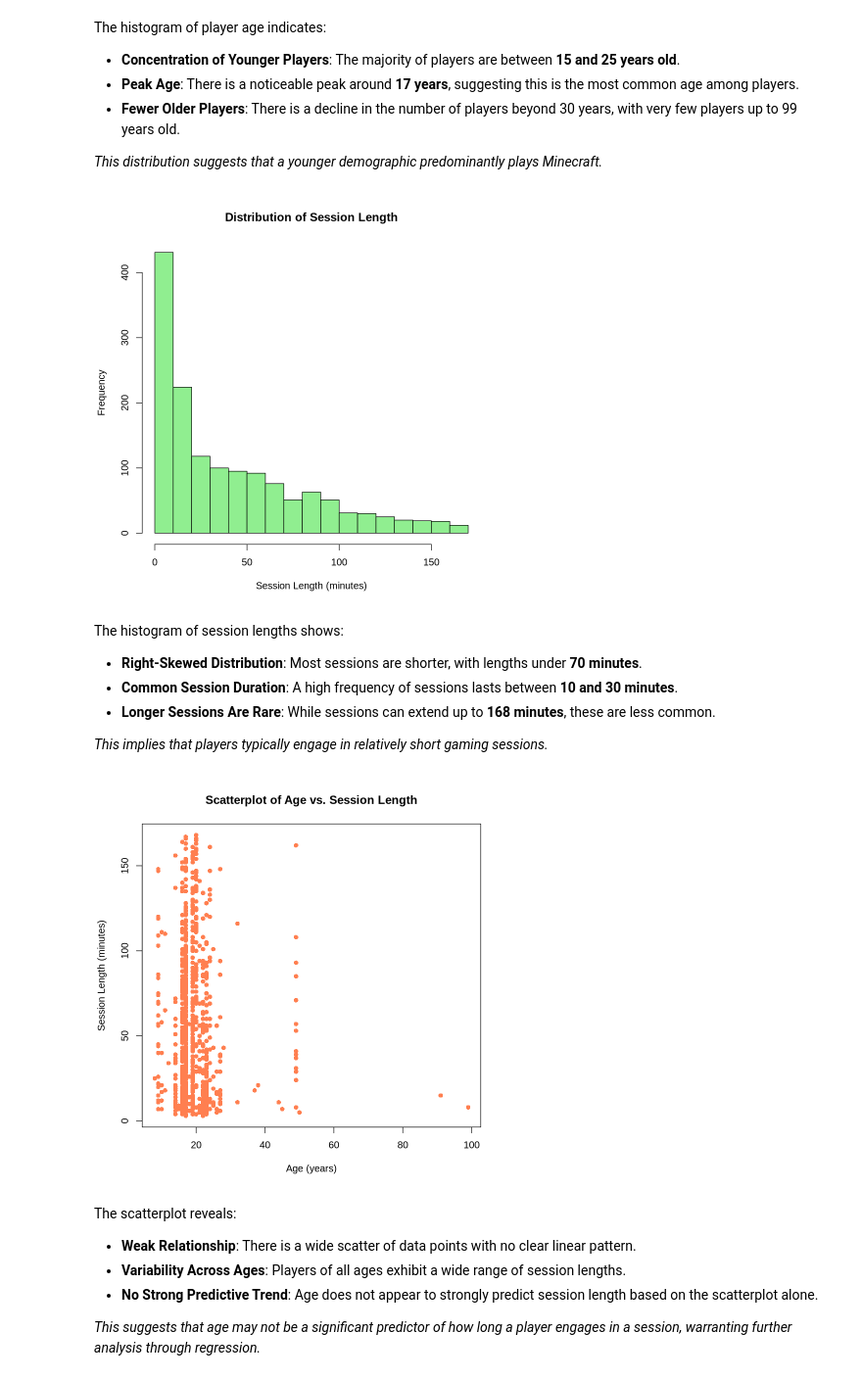
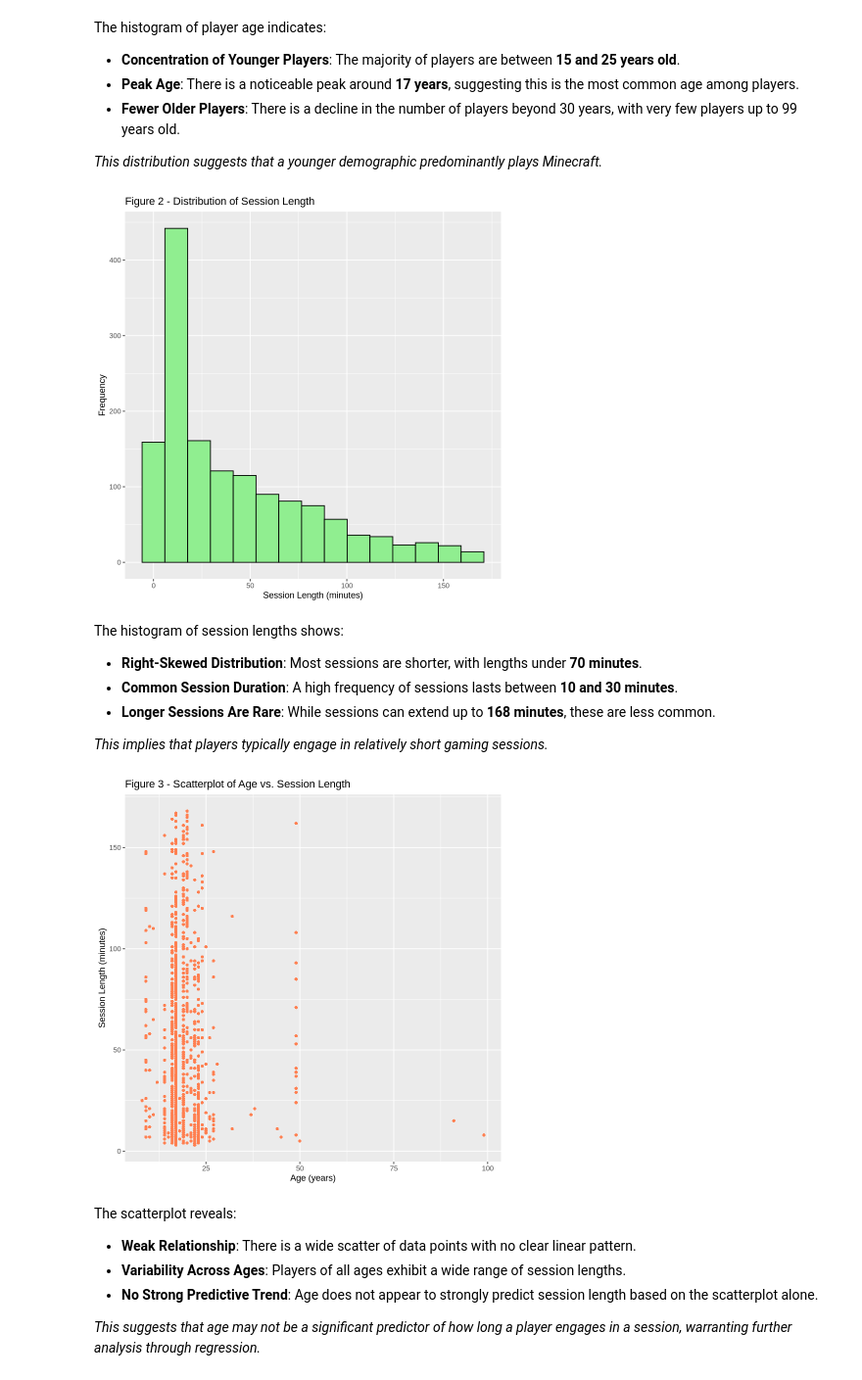
Before and after one commit to declanb7/dsci-group-project, a Jupyter notebook: group_project-Copy1.ipynb, the cells around one changed output. Shown at 98% size. Cells and saved outputs as stored; diff of their text form; code cells hidden in the pictures.

```diff
--- a/group_project-Copy1.ipynb
+++ b/group_project-Copy1.ipynb
@@ -108,7 +178,7 @@ To focus our analysis, we retained only the variables essential to our research
 - `played_hours`: Total hours a player has engaged with the game, offering additional context for session behavior.
 - `experience` and `subscribe`: Categorical variables providing further insights into player demographics and preferences.
 # %%
- filtered_data <- filtered_data %>%
+filtered_data <- filtered_data |>
 select(hashedEmail, age, session_length, played_hours, experience, subscribe)
 
 # Summary statistics for key variables
@@ -190,18 +251,11 @@ The histogram of player age indicates:
 
 *This distribution suggests that a younger demographic predominantly plays Minecraft.*
 # %%
-# Plot histogram of session length
-hist(
-  filtered_data$session_length,
-  breaks = 15,
-  col = "lightgreen",
-  main = "Distribution of Session Length",
-  xlab = "Session Length (minutes)",
-  ylab = "Frequency",
-  border = "black"
-)
+ggplot(filtered_data, aes(x = session_length)) +
+  geom_histogram(bins = 15, fill = "lightgreen", color = "black") +
+  labs(title = "Figure 2 - Distribution of Session Length", x = "Session Length (minutes)", y = "Frequency")
 # %% [output]
-[figure, old version]
+[figure, new version]
 # %% [markdown]
 The histogram of session lengths shows:
 
@@ -211,18 +265,11 @@ The histogram of session lengths shows:
 
 *This implies that players typically engage in relatively short gaming sessions.*
 # %%
-# Scatterplot of age vs session length
-plot(
-  filtered_data$age,
-  filtered_data$session_length,
-  col = "coral",
-  main = "Scatterplot of Age vs. Session Length",
-  xlab = "Age (years)",
-  ylab = "Session Length (minutes)",
-  pch = 16
-)
+ggplot(filtered_data, aes(x = age, y = session_length)) +
+  geom_point(color = "coral", shape = 16) +
+  labs(title = "Figure 3 - Scatterplot of Age vs. Session Length", x = "Age (years)", y = "Session Length (minutes)")
 # %% [output]
-[figure, old version]
+[figure, new version]
 # %% [markdown]
 The scatterplot reveals:
 
```
Also changed, not shown: parts of 17 cells of this notebook.
